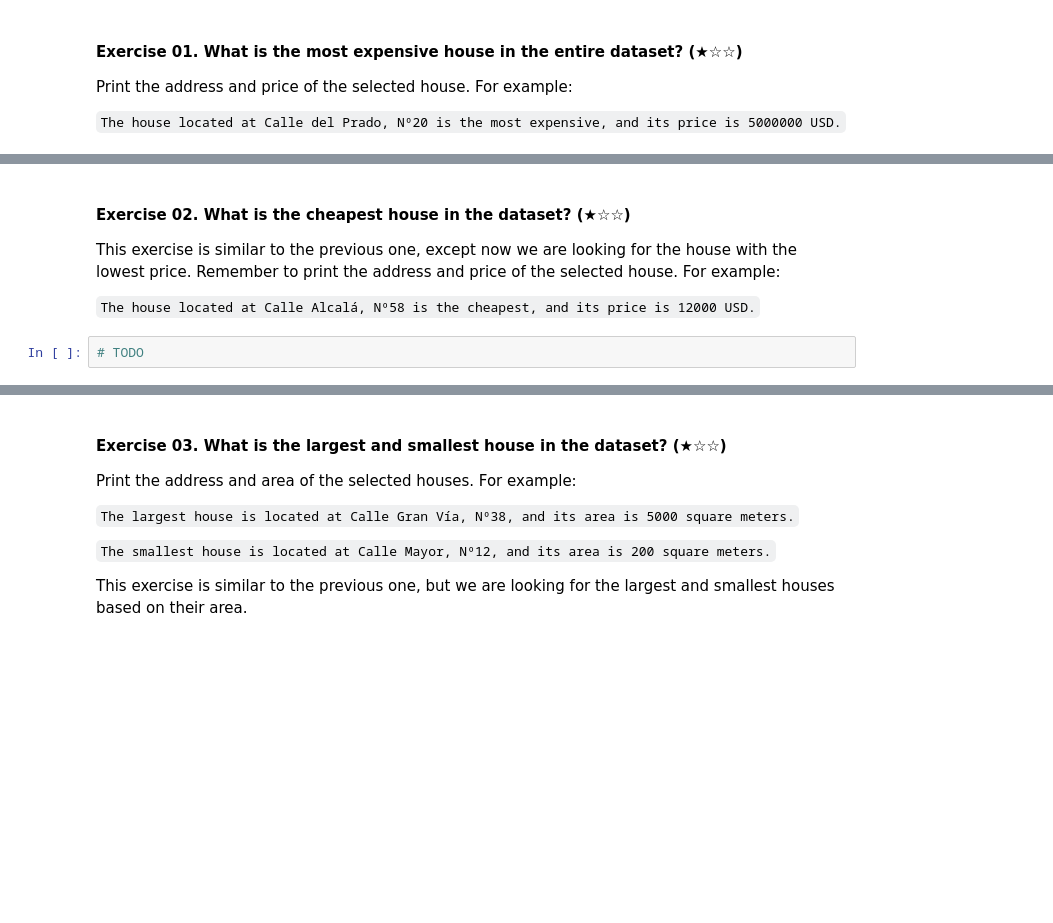
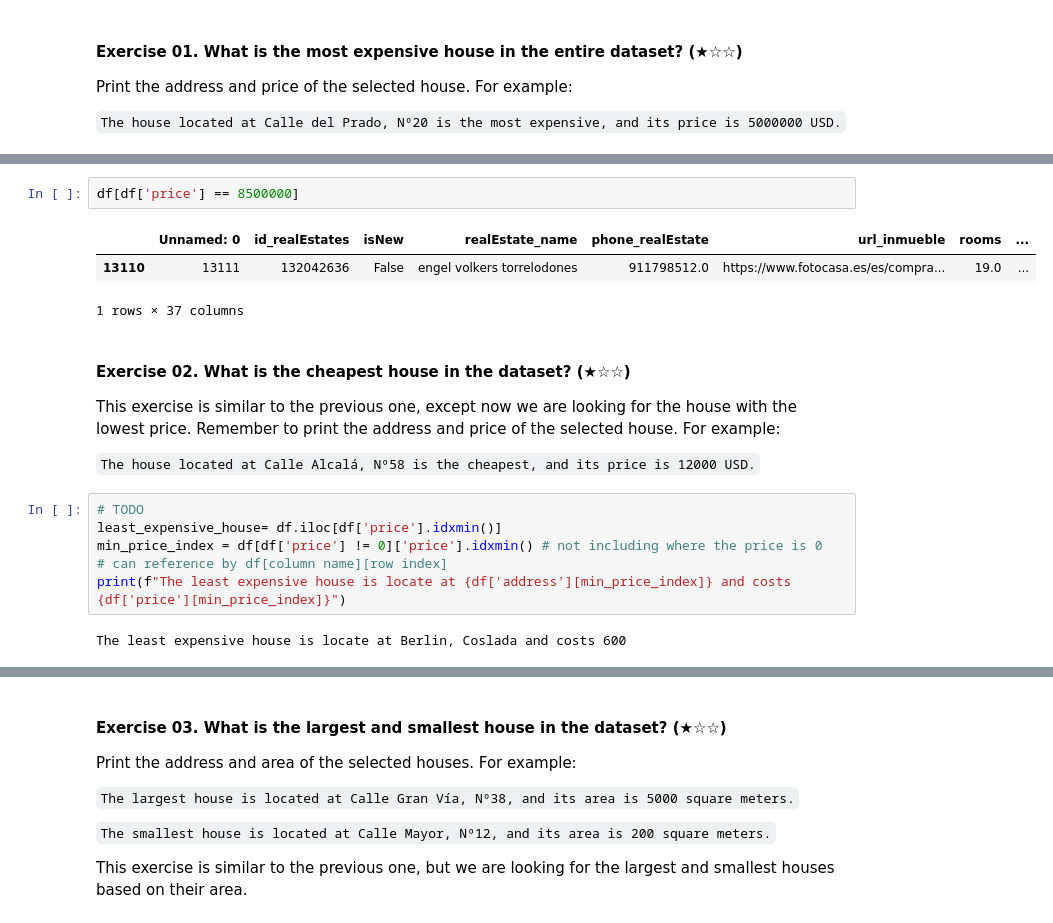
Before and after one commit to sosier01/data-clean-up-pandas-for-beginners-project, a Jupyter notebook: project.ipynb, the cells around one changed output, grey strips where cells are left out. Drawn from its saved outputs; the diff is of its cells as text; blank space fills up the shorter version.

```diff
--- a/project.ipynb
+++ b/project.ipynb
@@ -101,3 +151,9 @@ Print the address and price of the selected house. For example:
+# %%
+df[df['price'] == 8500000]
+# %% [output]
+|  | Unnamed: 0 | id_realEstates | isNew | realEstate_name | phone_realEstate | url_inmueble | rooms | ... |
+| 13110 | 13111 | 132042636 | False | engel volkers torrelodones | 911798512.0 | https://www.fotocasa.es/es/compra... | 19.0 | ... |
+1 rows × 37 columns
 # %% [markdown]
 #### Exercise 02. What is the cheapest house in the dataset? (★☆☆)
 
@@ -106,3 +162,9 @@ This exercise is similar to the previous one, except now we are looking for the
 `The house located at Calle Alcalá, Nº58 is the cheapest, and its price is 12000 USD.`
 # %%
 # TODO
+least_expensive_house= df.iloc[df['price'].idxmin()]
+min_price_index = df[df['price'] != 0]['price'].idxmin() # not including where the price is 0
+# can reference by df[column name][row index]
+print(f"The least expensive house is locate at {df['address'][min_price_index]} and costs {df['price'][min_price_index]}")
+# %% [output]
+The least expensive house is locate at Berlin, Coslada and costs 600
```
Also changed, not shown: parts of 19 cells of this notebook.
